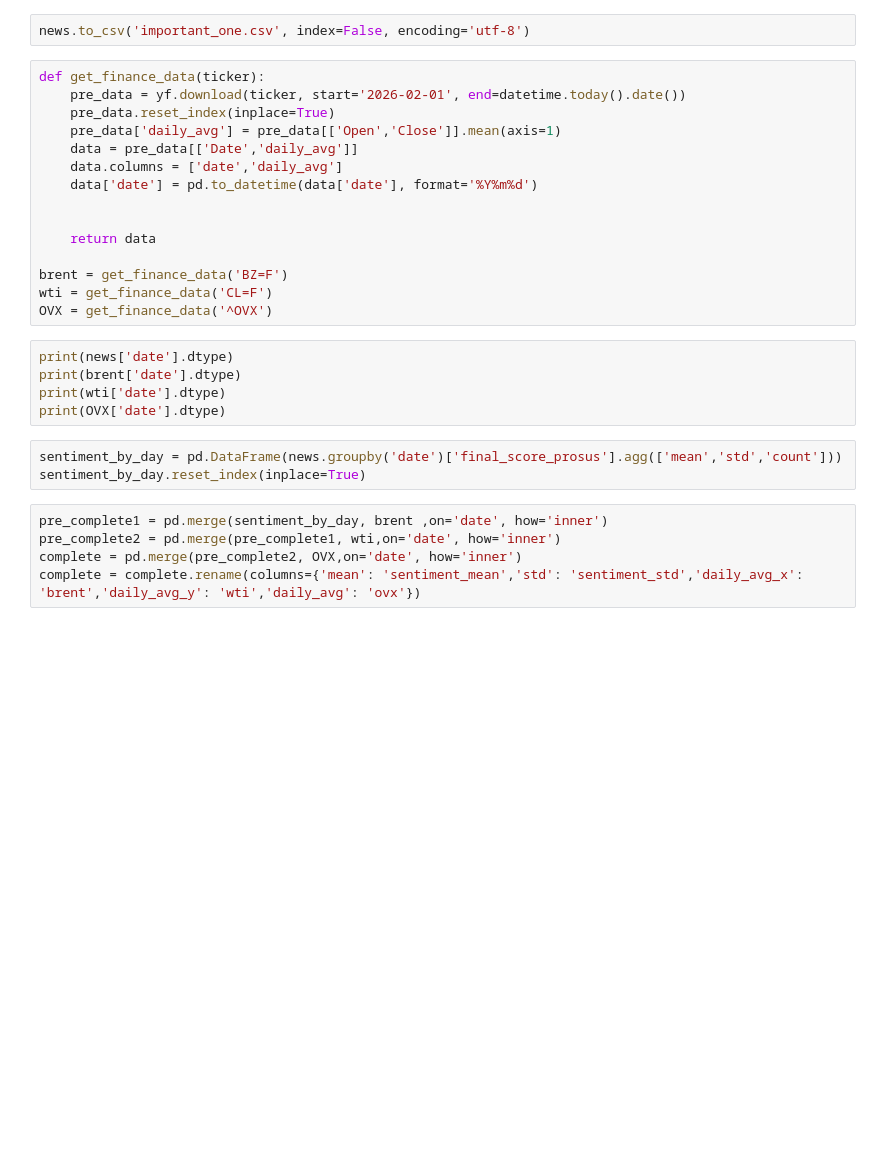
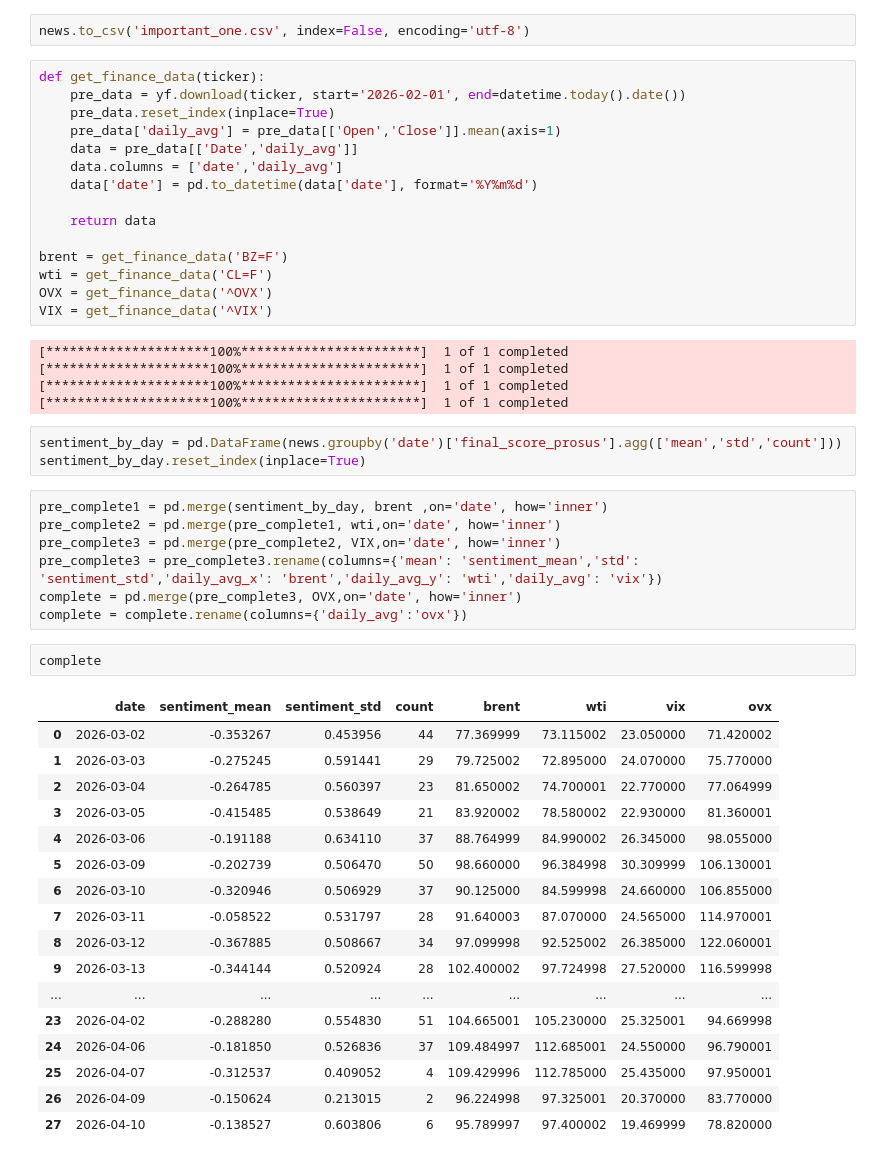
Before and after one commit to HMaxwell741/University-Empirical-Project, a Jupyter notebook: Sentiment_and_graphs.ipynb, the cells around one changed output. Cells and saved outputs as stored; diff of their text form; blank space fills up the shorter version.

```diff
--- a/Sentiment_and_graphs.ipynb
+++ b/Sentiment_and_graphs.ipynb
@@ -49,22 +59,44 @@ def get_finance_data(ticker):
     data.columns = ['date','daily_avg']
     data['date'] = pd.to_datetime(data['date'], format='%Y%m%d')
 
-
     return data
 
 brent = get_finance_data('BZ=F')
 wti = get_finance_data('CL=F')
 OVX = get_finance_data('^OVX')
+VIX = get_finance_data('^VIX')
+# %% [output]
+[*********************100%***********************]  1 of 1 completed
+[*********************100%***********************]  1 of 1 completed
+[*********************100%***********************]  1 of 1 completed
+[*********************100%***********************]  1 of 1 completed
-# %%
-print(news['date'].dtype)
-print(brent['date'].dtype)
-print(wti['date'].dtype)
-print(OVX['date'].dtype)
 # %%
 sentiment_by_day = pd.DataFrame(news.groupby('date')['final_score_prosus'].agg(['mean','std','count']))
 sentiment_by_day.reset_index(inplace=True)
 # %%
 pre_complete1 = pd.merge(sentiment_by_day, brent ,on='date', how='inner')
 pre_complete2 = pd.merge(pre_complete1, wti,on='date', how='inner')
-complete = pd.merge(pre_complete2, OVX,on='date', how='inner')
-complete = complete.rename(columns={'mean': 'sentiment_mean','std': 'sentiment_std','daily_avg_x': 'brent','daily_avg_y': 'wti','daily_avg': 'ovx'})
+pre_complete3 = pd.merge(pre_complete2, VIX,on='date', how='inner')
+pre_complete3 = pre_complete3.rename(columns={'mean': 'sentiment_mean','std': 'sentiment_std','daily_avg_x': 'brent','daily_avg_y': 'wti','daily_avg': 'vix'})
+complete = pd.merge(pre_complete3, OVX,on='date', how='inner')
+complete = complete.rename(columns={'daily_avg':'ovx'})
+# %%
+complete
+# %% [output]
+|  | date | sentiment_mean | sentiment_std | count | brent | wti | vix | ovx |
+| 0 | 2026-03-02 | -0.353267 | 0.453956 | 44 | 77.369999 | 73.115002 | 23.050000 | 71.420002 |
+| 1 | 2026-03-03 | -0.275245 | 0.591441 | 29 | 79.725002 | 72.895000 | 24.070000 | 75.770000 |
+| 2 | 2026-03-04 | -0.264785 | 0.560397 | 23 | 81.650002 | 74.700001 | 22.770000 | 77.064999 |
+| 3 | 2026-03-05 | -0.415485 | 0.538649 | 21 | 83.920002 | 78.580002 | 22.930000 | 81.360001 |
+| 4 | 2026-03-06 | -0.191188 | 0.634110 | 37 | 88.764999 | 84.990002 | 26.345000 | 98.055000 |
+| 5 | 2026-03-09 | -0.202739 | 0.506470 | 50 | 98.660000 | 96.384998 | 30.309999 | 106.130001 |
+| 6 | 2026-03-10 | -0.320946 | 0.506929 | 37 | 90.125000 | 84.599998 | 24.660000 | 106.855000 |
+| 7 | 2026-03-11 | -0.058522 | 0.531797 | 28 | 91.640003 | 87.070000 | 24.565000 | 114.970001 |
+| 8 | 2026-03-12 | -0.367885 | 0.508667 | 34 | 97.099998 | 92.525002 | 26.385000 | 122.060001 |
+| 9 | 2026-03-13 | -0.344144 | 0.520924 | 28 | 102.400002 | 97.724998 | 27.520000 | 116.599998 |
+| ... | ... | ... | ... | ... | ... | ... | ... | ... |
+| 23 | 2026-04-02 | -0.288280 | 0.554830 | 51 | 104.665001 | 105.230000 | 25.325001 | 94.669998 |
+| 24 | 2026-04-06 | -0.181850 | 0.526836 | 37 | 109.484997 | 112.685001 | 24.550000 | 96.790001 |
+| 25 | 2026-04-07 | -0.312537 | 0.409052 | 4 | 109.429996 | 112.785000 | 25.435000 | 97.950001 |
+| 26 | 2026-04-09 | -0.150624 | 0.213015 | 2 | 96.224998 | 97.325001 | 20.370000 | 83.770000 |
+| 27 | 2026-04-10 | -0.138527 | 0.603806 | 6 | 95.789997 | 97.400002 | 19.469999 | 78.820000 |
```
Also changed, not shown: parts of 7 cells of this notebook.
